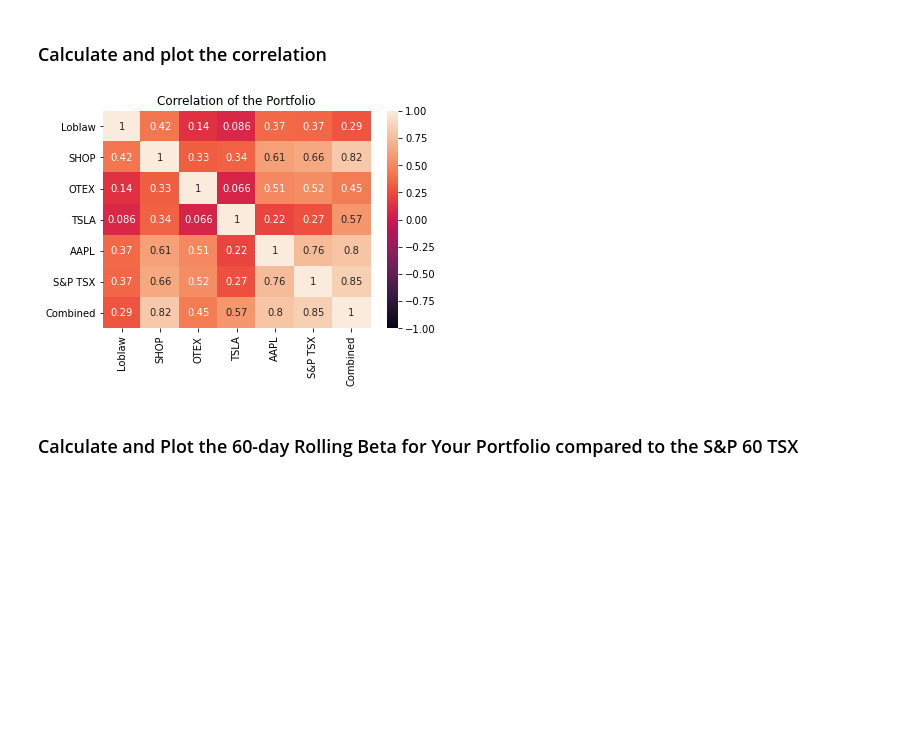
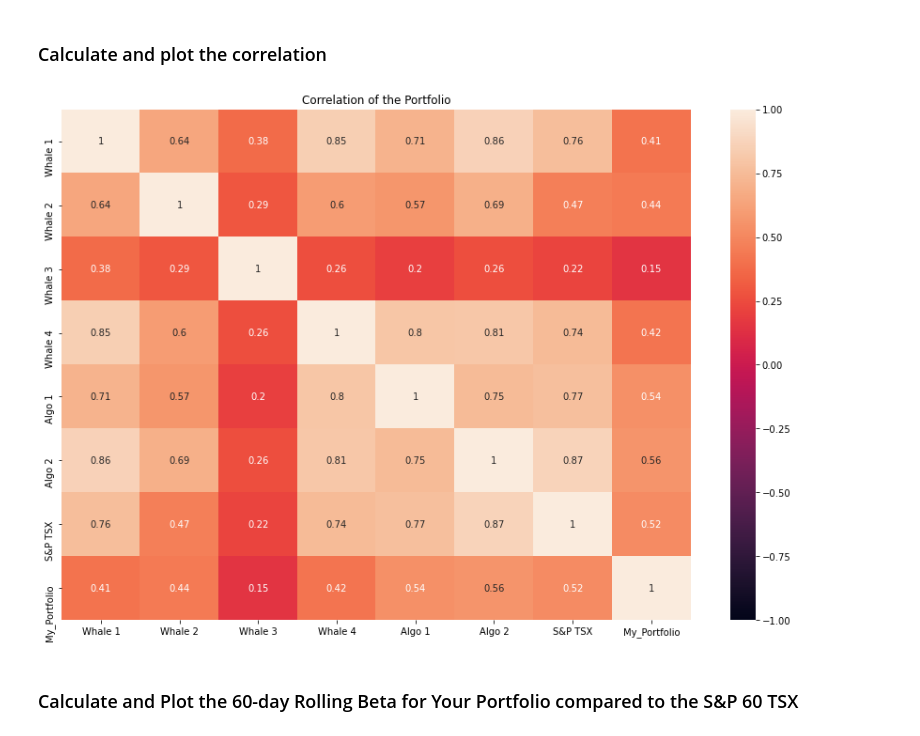
Before and after one commit to vjreddy2001/Portfolio, a Jupyter notebook: whale_analysis.ipynb, the cells around one changed output. Cells and saved outputs as stored; diff of their text form; code cells hidden in the pictures; blank space fills up the shorter version.

```diff
--- a/whale_analysis.ipynb
+++ b/whale_analysis.ipynb
@@ -570,0 +598,4 @@ combined_portfolio_df.head()
+# %%
+# Sort my portfolio
+my_portfolio_df = my_portfolio_df.sort_index()
+my_portfolio_df
@@ -571,11 +617,11 @@ combined_portfolio_df.head()
 # %%
 # Calculate daily returns
-daily_returns_portfolio_df = combined_portfolio_df.pct_change()
-daily_returns_portfolio_df
+daily_returns_my_portfolio_df = my_portfolio_df.pct_change()
+daily_returns_my_portfolio_df
 
 # Drop NAs
-daily_returns_portfolio_df = daily_returns_portfolio_df.dropna().copy()
+daily_returns_my_portfolio_df = daily_returns_my_portfolio_df.dropna().copy()
 
 # Display sample data
-daily_returns_portfolio_df.head()
+daily_returns_my_portfolio_df.head()
 # %% [output]
@@ -590,12 +636,12 @@ daily_returns_portfolio_df.head()
 ## Calculate the weighted returns for the portfolio assuming an equal number of shares for each stock
 # %%
 # Set weights
-weights = [1/6, 1/6, 1/6, 1/6, 1/6, 1/6]
+weights = [1/5, 1/5, 1/5, 1/5, 1/5]
 
 # Calculate portfolio return
-portfolio_returns = daily_returns_portfolio_df.dot(weights)
+my_portfolio_returns = daily_returns_my_portfolio_df.dot(weights)
 
 # Display sample data
-portfolio_returns.head()
+my_portfolio_returns.head()
 # %% [output]
 Date
@@ -609,7 +655,7 @@ dtype: float64
 ## Join your portfolio returns to the DataFrame that contains all of the portfolio returns
 # %%
 # Join your returns DataFrame to the original returns DataFrame
-joined_custom_portfolio = pd.concat([daily_returns_portfolio_df, portfolio_returns], axis="columns", join ="inner")
-joined_custom_portfolio.columns = ["Loblaw", "SHOP", "OTEX", "TSLA", "AAPL", "S&P TSX" , "Combined"]
+joined_custom_portfolio = pd.concat([joined_portfolio, my_portfolio_returns], axis="columns", join ="inner")
+joined_custom_portfolio.columns = ["Whale 1", "Whale 2" , "Whale 3" , "Whale 4" , "Algo 1" , "Algo 2" , "S&P TSX" , "My_Portfolio"]
 joined_custom_portfolio.head()
 # %% [output]
@@ -672,15 +723,15 @@ joined_custom_portfolio.plot(figsize=(10,7))
 # %%
 # Calculate and plot the correlation
 import matplotlib.pyplot as plt
-ax=plt.axes()
 
+plt.figure(figsize=(15,10))
 correlation = joined_custom_portfolio.corr()
-sns.heatmap(correlation, vmin=-1, vmax=1, annot=True, ax=ax)
+ax = sns.heatmap(correlation, vmin=-1, vmax=1, annot=True)
 
 ax.set_title("Correlation of the Portfolio")
 plt.show()
 # %% [output]
-[figure, old version]
+[figure, new version]
 # %% [markdown]
 ### Calculate and Plot the 60-day Rolling Beta for Your Portfolio compared to the S&P 60 TSX
 # %%
```
Also changed, not shown: parts of 26 cells of this notebook.
